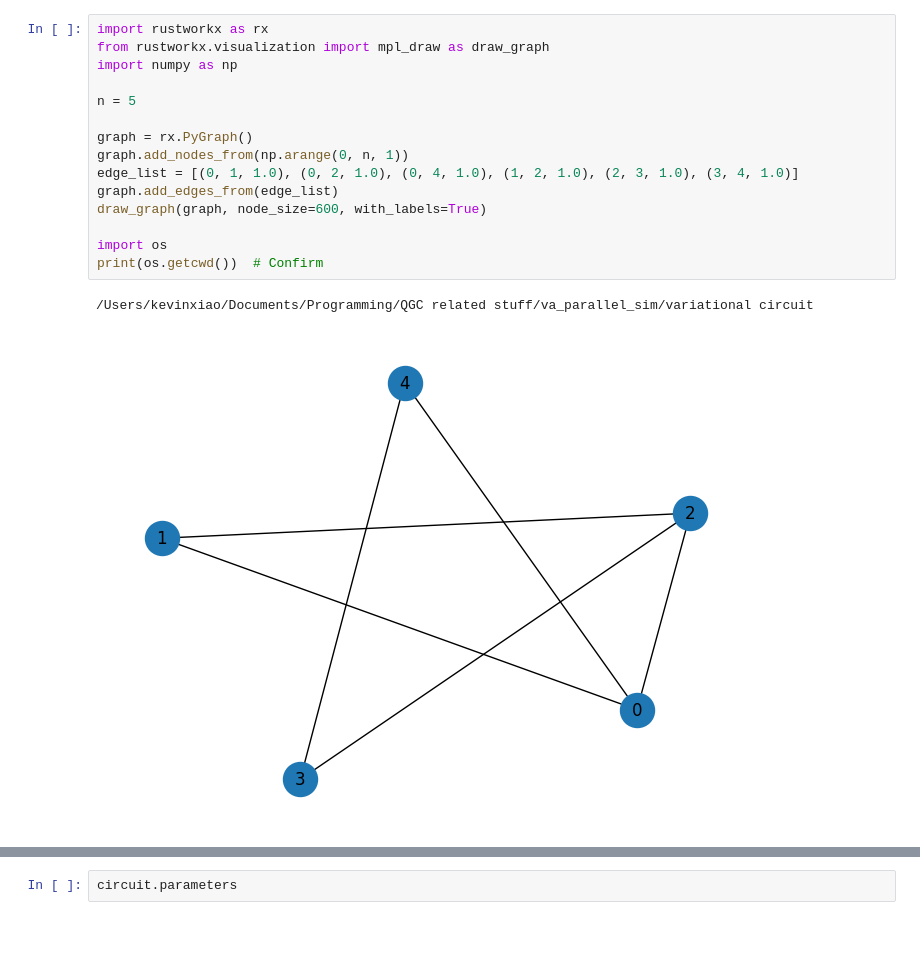
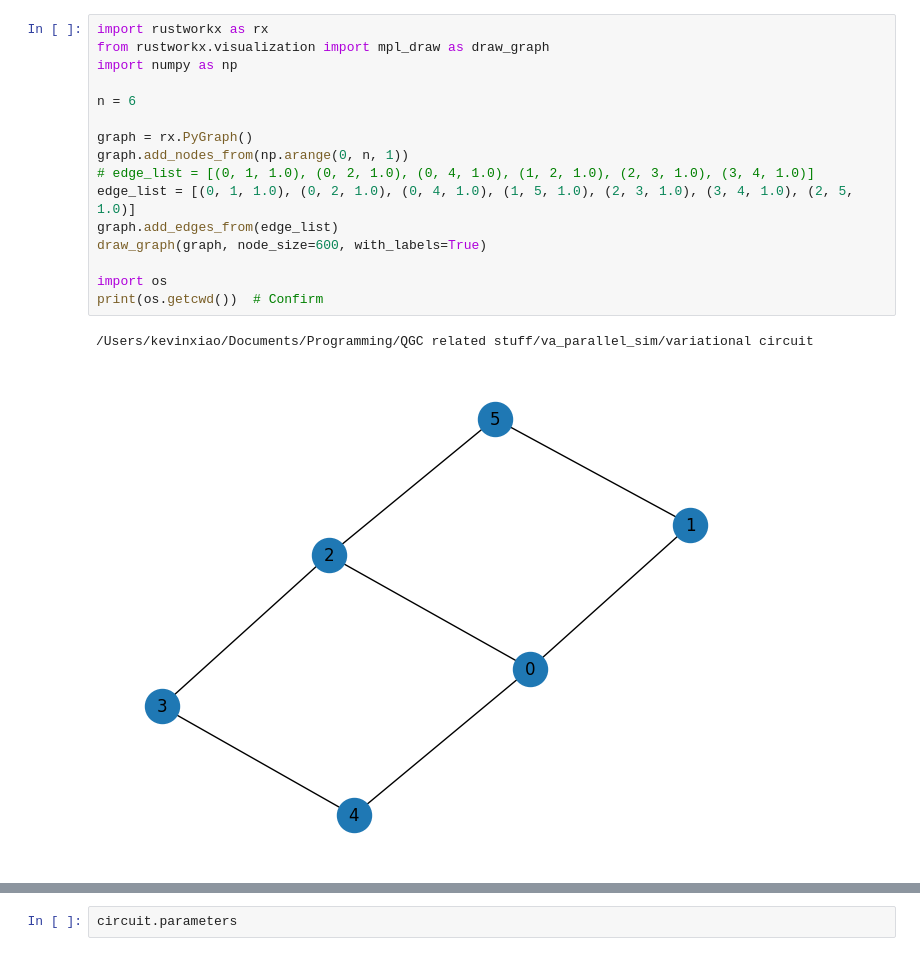
Before and after one commit to xiao278/va_parallel_sim, a Jupyter notebook: variational circuit/MaxCutQiskit.ipynb, the cells around one changed output, grey strips where cells are left out. Cells and saved outputs as stored; diff of their text form.

```diff
--- a/variational circuit/MaxCutQiskit.ipynb
+++ b/variational circuit/MaxCutQiskit.ipynb
@@ -1,21 +1,22 @@
 # %%
 import rustworkx as rx
 from rustworkx.visualization import mpl_draw as draw_graph
 import numpy as np
 
-n = 5
+n = 6
 
 graph = rx.PyGraph()
 graph.add_nodes_from(np.arange(0, n, 1))
-edge_list = [(0, 1, 1.0), (0, 2, 1.0), (0, 4, 1.0), (1, 2, 1.0), (2, 3, 1.0), (3, 4, 1.0)]
+# edge_list = [(0, 1, 1.0), (0, 2, 1.0), (0, 4, 1.0), (1, 2, 1.0), (2, 3, 1.0), (3, 4, 1.0)]
+edge_list = [(0, 1, 1.0), (0, 2, 1.0), (0, 4, 1.0), (1, 5, 1.0), (2, 3, 1.0), (3, 4, 1.0), (2, 5, 1.0)]
 graph.add_edges_from(edge_list)
 draw_graph(graph, node_size=600, with_labels=True)
 
 import os
 print(os.getcwd())  # Confirm
 # %% [output]
 /Users/kevinxiao/Documents/Programming/QGC related stuff/va_parallel_sim/variational circuit
-[figure, old version]
+[figure, new version]
 # %%
 from qiskit.quantum_info import SparsePauliOp
 def build_max_cut_paulis(graph: rx.PyGraph) -> list[tuple[str, float]]:
```
Also changed, not shown: parts of 10 cells of this notebook, 4 other files.
